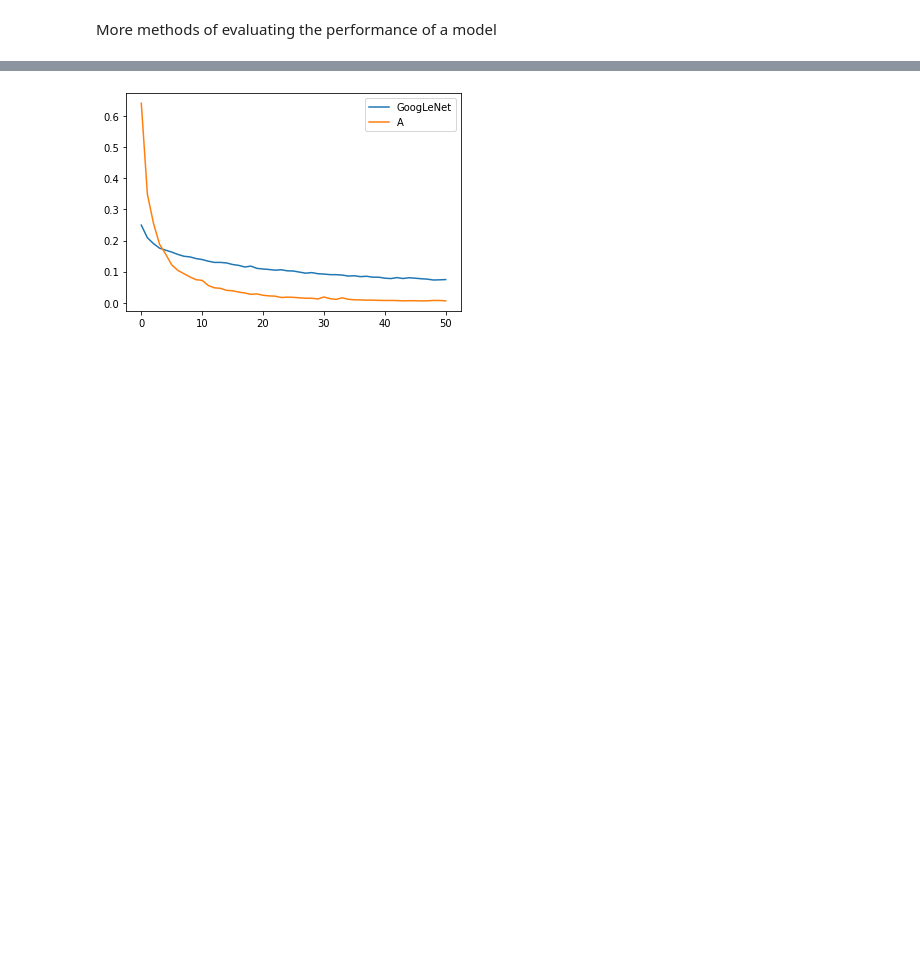
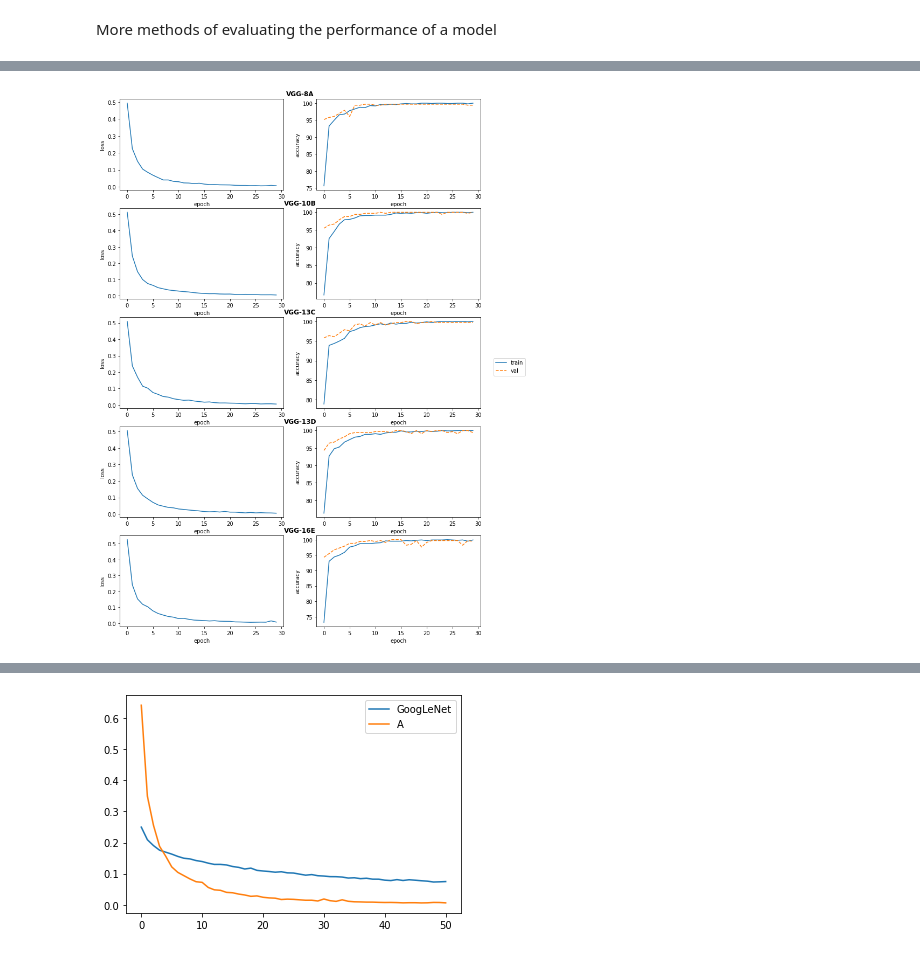
Before and after one commit to WTS012201/CSE4334, a Jupyter notebook: assignment2/eval.ipynb, the cells around one changed output, grey strips where cells are left out. Drawn from its saved outputs; the diff is of its cells as text; code cells hidden in the pictures; blank space fills up the shorter version.

```diff
--- a/assignment2/eval.ipynb
+++ b/assignment2/eval.ipynb
@@ -413,7 +428,7 @@ class VGG(nn.Module):
                         in_channels, out_channels, kernel, padding=pad
                     )
                 )
-                layers.append(nn.BatchNorm2d(out_channels, affine=False))
+                layers.append(nn.BatchNorm2d(out_channels))
                 layers.append(nn.ReLU())
                 in_channels = out_channels
             layers.append(nn.MaxPool2d(2, 2))
@@ -438,15 +453,19 @@ class VGG(nn.Module):
         return self.classifier(self.net(x))
 # %%
 runs_vgg = []
-batch_size = 32
+batch_size = 16
 num_epochs = 30
 lr = 1e-3
 
-for vgg_arch in VGG().configs.keys():
+for (vgg_arch, layers) in VGG().configs.items():
     model = VGG(vgg_arch).to(device)
-    epoch_data = train(model, train_data, batch_size, num_epochs, lr)
+    epoch_data = train(model, train_data, batch_size, num_epochs, lr, class_weights)
     print("evaluating...")
-    model.eval() # set eval for batch norm bc batch size is only 1
+    model.eval()
     _, accuracy = eval(model, val_data)
-    runs_vgg.append(("VGG-" + vgg_arch, accuracy, epoch_data))
+    runs_vgg.append((
+        "VGG-" + str(np.sum(layers)) + vgg_arch,
+        n_params,
+        epoch_data
+    ))
     del model
@@ -452,0 +490,36 @@ for vgg_arch in VGG().configs.keys():
+# %%
+def subtitle(fig, grid, title):
+    row = fig.add_subplot(grid)
+    row.set_title(f'{title}', fontweight='semibold')
+    row.set_frame_on(False)
+    row.axis('off')
+
+def plot_runs(runs):
+    fig, axs = plt.subplots(len(runs), 2, figsize=(12,18))
+    grid = plt.GridSpec(len(runs), 2)
+
+    for i, (label, accuracy, epoch_data) in enumerate(runs):
+        train_info = [*zip(*epoch_data)]
+        axs[i, 0].set(ylabel="loss")
+        axs[i, 1].set(ylabel="accuracy")
+        axs[i, 0].plot(train_info[0], train_info[1], label=label)
+        axs[i, 1].plot(train_info[0], train_info[2], label="train")
+        axs[i, 1].plot(
+            train_info[0], train_info[3], linestyle="dashed", label="val"
+        )
+        subtitle(fig, grid[i, ::], label)
+
+    for ax in axs:
+        ax[0].set(ylabel="loss")
+        ax[1].set(ylabel="accuracy")
+        ax[0].set(xlabel="epoch")
+        ax[1].set(xlabel="epoch")
+
+    lines_labels = [ax.get_legend_handles_labels() for ax in axs[0][1:]]
+    lines, labels = [sum(l_l, []) for l_l in zip(*lines_labels)]
+    fig.legend(lines, labels, loc='center right')
+    plt.show()
+
+plot_runs(runs_vgg)
+# %% [output]
+[figure, added]
```
Also changed, not shown: parts of 18 cells of this notebook.
